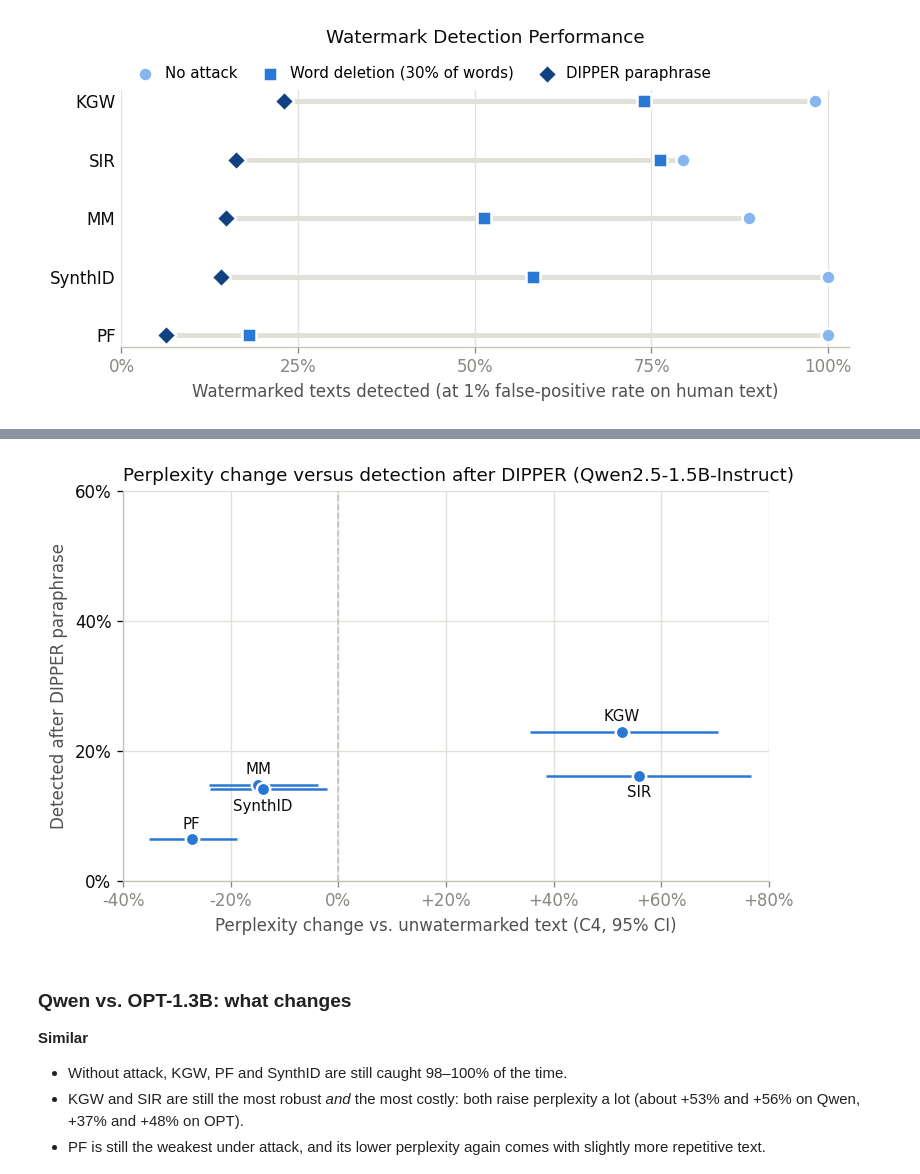
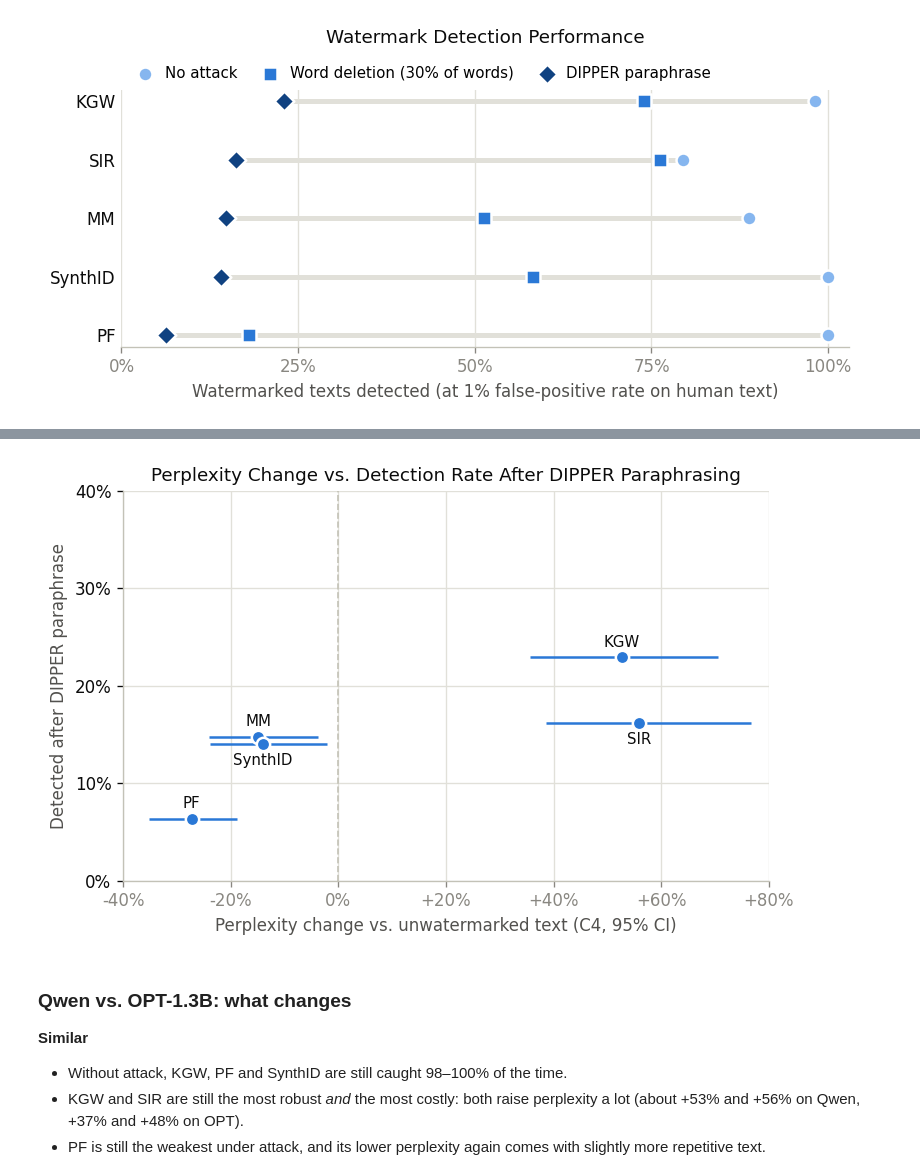
Before and after one commit to PhSchumi/marky-mark, a Jupyter notebook: run_results/plots_tables.ipynb, the cells around one changed output, grey strips where cells are left out. Drawn from its saved outputs; the diff is of its cells as text; code cells hidden in the pictures.

```diff
--- a/run_results/plots_tables.ipynb
+++ b/run_results/plots_tables.ipynb
@@ -409,39 +408,38 @@ label_offsets = {
     "KGW": (0, 9), "MorphMark": (0, 9), "PF": (0, 9),
     "SynthID": (0, -10), "SIR": (0, -10),
 }
 
 fig, ax = plt.subplots(figsize=(6.5, 4.2))
 
 ax.axvline(0, color=AXIS, linewidth=1, linestyle="--", zorder=1)
 
 ax.errorbar(qwen_ppl_change, dipper,
             xerr=[qwen_ppl_change - qwen_ppl_low, qwen_ppl_high - qwen_ppl_change],
             fmt="o", color=BLUE, markersize=8, markeredgecolor=SURFACE, markeredgewidth=1.5,
             ecolor=BLUE, elinewidth=1.5, capsize=0, zorder=3)
 
 for method in PLOT_METHODS:
     ax.annotate(PLOT_NAMES.get(method, method), (qwen_ppl_change[method], dipper[method]),
                 xytext=label_offsets[method],
                 textcoords="offset points", ha="center", va="center",
                 fontsize=9, color=INK)
 
 # Wider x-range than OPT: the KGW and SIR intervals reach about +77%.
 ax.set_xlim(-40, 80)
-ax.set_ylim(0, 60)
+ax.set_ylim(0, 40)
 ax.set_xticks([-40, -20, 0, 20, 40, 60, 80], ["-40%", "-20%", "0%", "+20%", "+40%", "+60%", "+80%"])
-ax.set_yticks([0, 20, 40, 60], ["0%", "20%", "40%", "60%"])
+ax.set_yticks([0, 10, 20, 30, 40], ["0%", "10%", "20%", "30%", "40%"])
 ax.grid(color=GRID, linewidth=0.8)
 ax.set_axisbelow(True)
 ax.set_xlabel("Perplexity change vs. unwatermarked text (C4, 95% CI)")
 ax.set_ylabel("Detected after DIPPER paraphrase")
-ax.set_title("Perplexity change versus detection after DIPPER (Qwen2.5-1.5B-Instruct)",
-             loc="left", fontsize=11, color=INK)
+ax.set_title("Perplexity Change vs. Detection Rate After DIPPER Paraphrasing", fontsize=11, color=INK)
 
 fig.tight_layout()
-# fig.savefig("fig_quality_vs_robustness_qwen.pdf", bbox_inches="tight")
+fig.savefig("plots/fig_quality_vs_robustness_qwen.pdf", bbox_inches="tight")
 plt.show()
 # %% [output]
-[figure, old version]
+[figure, new version]
 # %% [markdown]
 ### Qwen vs. OPT-1.3B: what changes
 
```
Also changed, not shown: parts of 4 cells of this notebook, 7 other files.
